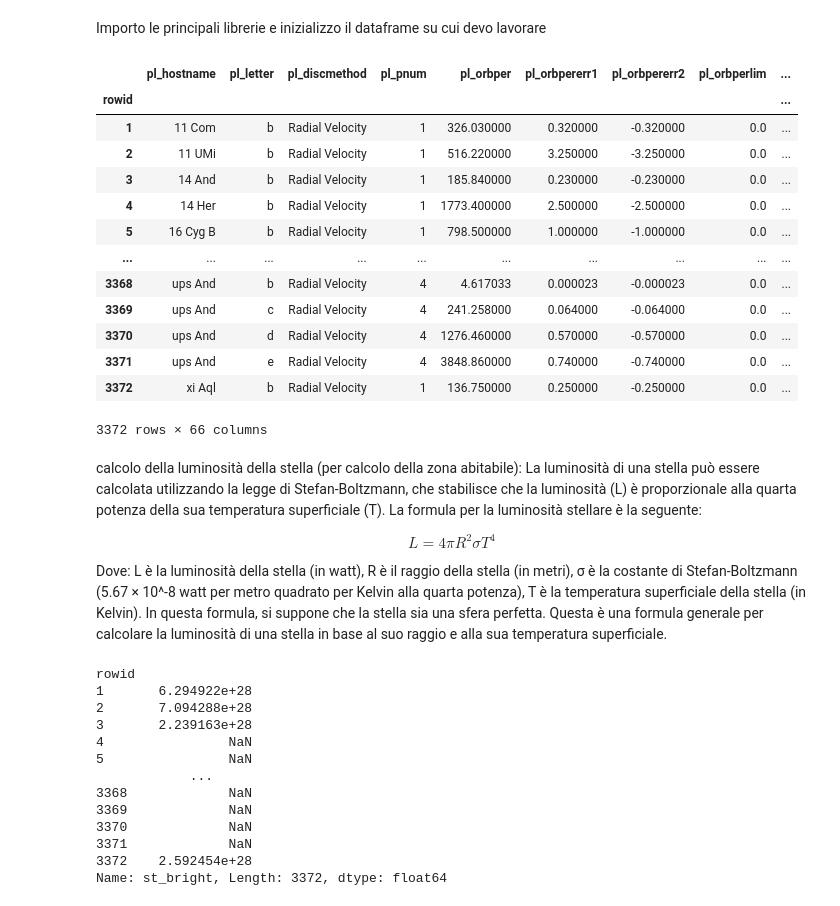
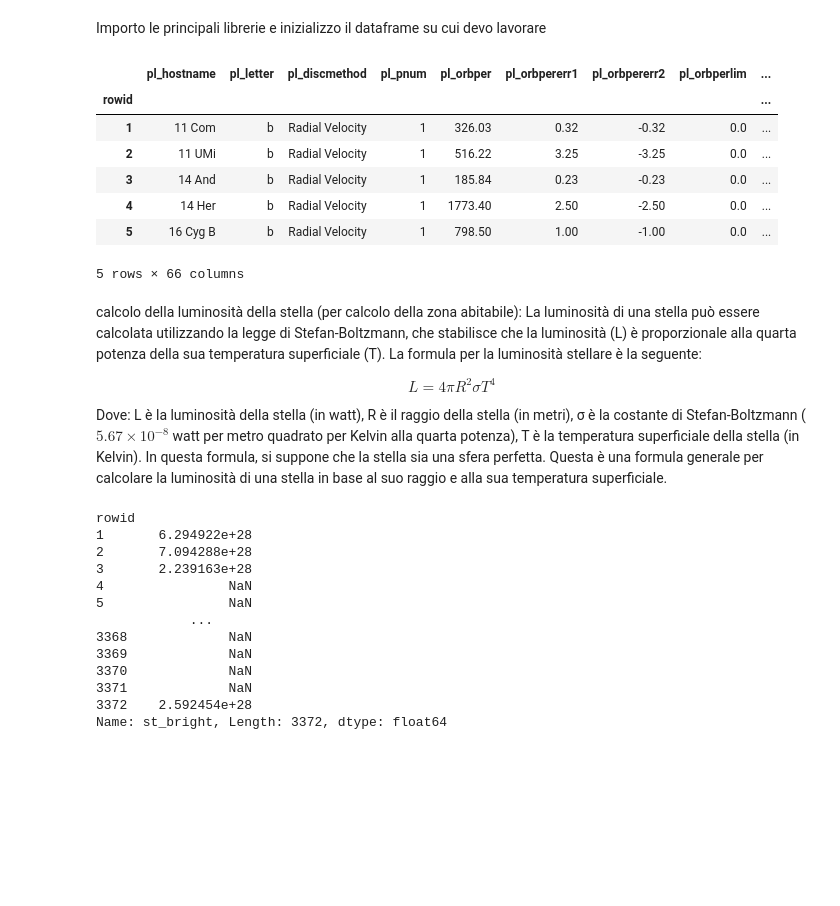
Before and after one commit to mattiaise/scientific-visualization, a Jupyter notebook: notebook.ipynb, the cells around one changed output. Drawn from its saved outputs; the diff is of its cells as text; code cells hidden in the pictures; blank space fills up the shorter version.

```diff
--- a/notebook.ipynb
+++ b/notebook.ipynb
@@ -3,29 +3,22 @@ Importo le principali librerie e inizializzo il dataframe su cui devo lavorare
 # %%
 import pandas as pd
 import numpy as np
 import matplotlib.pyplot as plt
-from scipy.constants import golden
 
 plt.style.use('fivethirtyeight')
-plt.rc('figure', figsize=(5.0, 5.0/golden))
+plt.rc('figure', figsize=(10, 6))
 
-planets = pd.read_csv('kepler_confirmed_planets.csv', sep=',',  index_col=0)
-planets
+planets = pd.read_csv('data/kepler_confirmed_planets.csv', sep=',',  index_col=0)
+planets.head()
 # %% [output]
 |  | pl_hostname | pl_letter | pl_discmethod | pl_pnum | pl_orbper | pl_orbpererr1 | pl_orbpererr2 | pl_orbperlim | ... |
 | rowid |  |  |  |  |  |  |  |  | ... |
-| 1 | 11 Com | b | Radial Velocity | 1 | 326.030000 | 0.320000 | -0.320000 | 0.0 | ... |
-| 2 | 11 UMi | b | Radial Velocity | 1 | 516.220000 | 3.250000 | -3.250000 | 0.0 | ... |
-| 3 | 14 And | b | Radial Velocity | 1 | 185.840000 | 0.230000 | -0.230000 | 0.0 | ... |
-| 4 | 14 Her | b | Radial Velocity | 1 | 1773.400000 | 2.500000 | -2.500000 | 0.0 | ... |
-| 5 | 16 Cyg B | b | Radial Velocity | 1 | 798.500000 | 1.000000 | -1.000000 | 0.0 | ... |
-| ... | ... | ... | ... | ... | ... | ... | ... | ... | ... |
-| 3368 | ups And | b | Radial Velocity | 4 | 4.617033 | 0.000023 | -0.000023 | 0.0 | ... |
-| 3369 | ups And | c | Radial Velocity | 4 | 241.258000 | 0.064000 | -0.064000 | 0.0 | ... |
-| 3370 | ups And | d | Radial Velocity | 4 | 1276.460000 | 0.570000 | -0.570000 | 0.0 | ... |
-| 3371 | ups And | e | Radial Velocity | 4 | 3848.860000 | 0.740000 | -0.740000 | 0.0 | ... |
-| 3372 | xi Aql | b | Radial Velocity | 1 | 136.750000 | 0.250000 | -0.250000 | 0.0 | ... |
+| 1 | 11 Com | b | Radial Velocity | 1 | 326.03 | 0.32 | -0.32 | 0.0 | ... |
+| 2 | 11 UMi | b | Radial Velocity | 1 | 516.22 | 3.25 | -3.25 | 0.0 | ... |
+| 3 | 14 And | b | Radial Velocity | 1 | 185.84 | 0.23 | -0.23 | 0.0 | ... |
+| 4 | 14 Her | b | Radial Velocity | 1 | 1773.40 | 2.50 | -2.50 | 0.0 | ... |
+| 5 | 16 Cyg B | b | Radial Velocity | 1 | 798.50 | 1.00 | -1.00 | 0.0 | ... |
-3372 rows × 66 columns
+5 rows × 66 columns
 # %% [markdown]
 calcolo della luminosità della stella (per calcolo della zona abitabile):
 La luminosità di una stella può essere calcolata utilizzando la legge di Stefan-Boltzmann, che stabilisce che la luminosità (L) è proporzionale alla quarta potenza della sua temperatura superficiale (T). La formula per la luminosità stellare è la seguente:
@@ -35,7 +28,7 @@ $$ L = 4\pi R^2 \sigma T^4 $$
 Dove:
 L è la luminosità della stella (in watt),
 R è il raggio della stella (in metri),
-σ è la costante di Stefan-Boltzmann (5.67 × 10^-8 watt per metro quadrato per Kelvin alla quarta potenza),
+σ è la costante di Stefan-Boltzmann ($5.67 × 10^{-8}$ watt per metro quadrato per Kelvin alla quarta potenza),
 T è la temperatura superficiale della stella (in Kelvin).
 In questa formula, si suppone che la stella sia una sfera perfetta. Questa è una formula generale per calcolare la luminosità di una stella in base al suo raggio e alla sua temperatura superficiale.
 # %%
```
Also changed, not shown: parts of 1 cell of this notebook, 1 other file.
